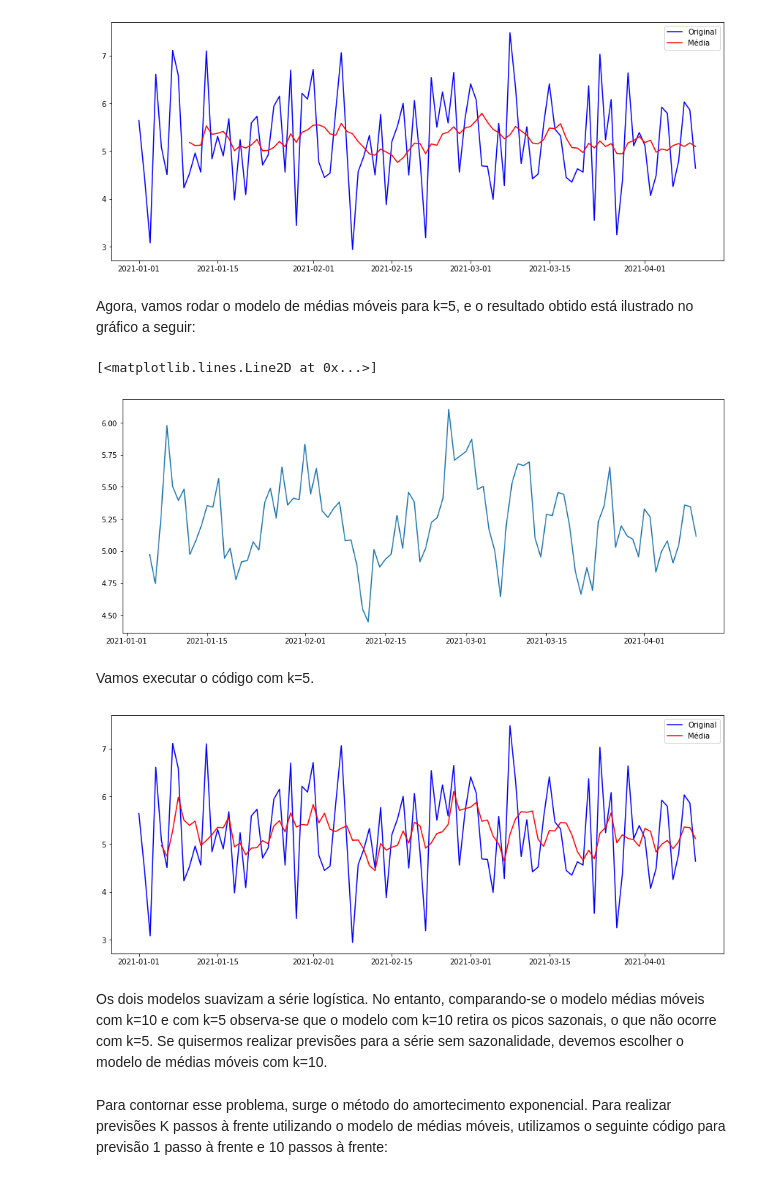
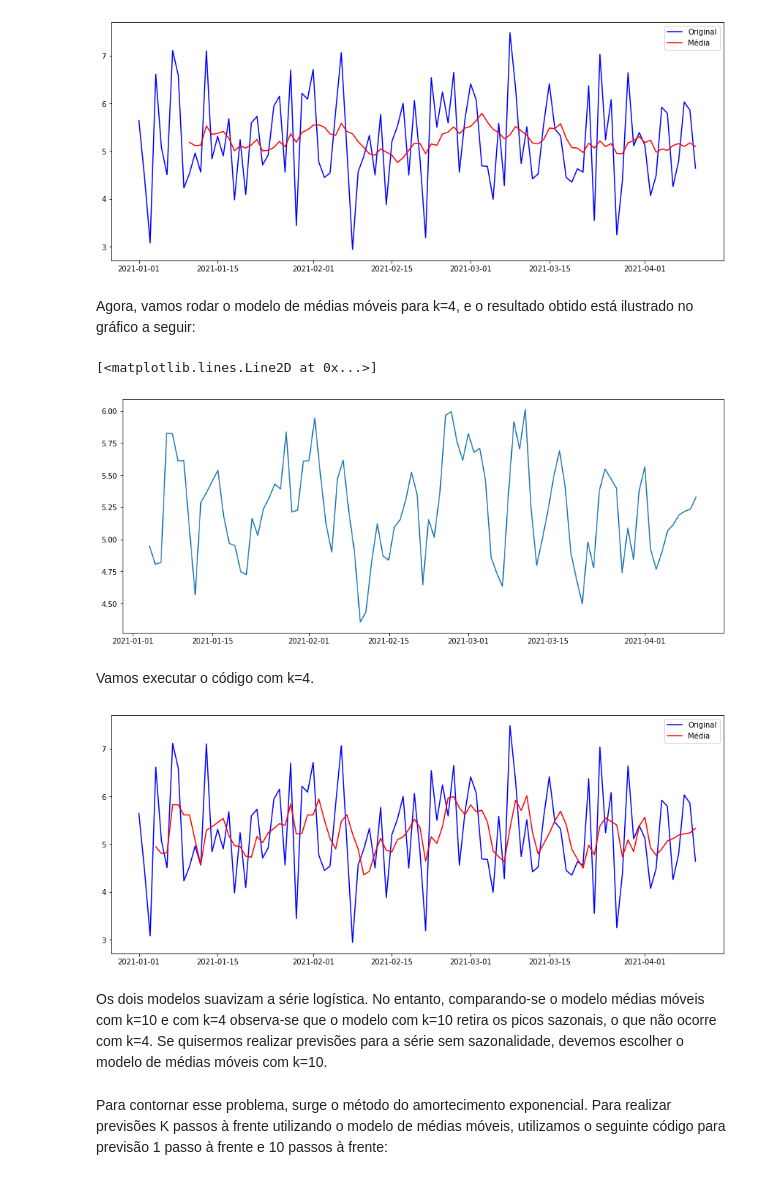
Before and after one commit to Leandro-Braga/Estudo_de_Caso, a Jupyter notebook: Atividade_Day_ARIMA_ordem_p_d_q.ipynb, the cells around one changed output. Saved outputs shown, nothing was run; the diff lists cells and outputs as text; code cells hidden in the pictures.

```diff
--- a/Atividade_Day_ARIMA_ordem_p_d_q.ipynb
+++ b/Atividade_Day_ARIMA_ordem_p_d_q.ipynb
@@ -114,27 +123,27 @@ plt.show()
 # %% [output]
 [figure]
 # %% [markdown]
-Agora, vamos rodar o modelo de médias móveis para k=5, e o resultado obtido está ilustrado no gráfico a seguir:
+Agora, vamos rodar o modelo de médias móveis para k=4, e o resultado obtido está ilustrado no gráfico a seguir:
 # %%
-# Modelo de Médias Móveis com k=5
-mm = pd.DataFrame.rolling(dados,window=5,center=False).mean()
+# Modelo de Médias Móveis com k=4
+mm = pd.DataFrame.rolling(dados,window=4,center=False).mean()
 plt.plot(mm)
 # %% [output]
 [<matplotlib.lines.Line2D at 0x...>]
-[figure, old version]
+[figure, new version]
 # %% [markdown]
-Vamos executar o código com k=5.
+Vamos executar o código com k=4.
 # %%
-# Modelo de Médias Móveis comparado a série com k=5
-mm = pd.DataFrame.rolling(dados,window=5,center=False).mean()
+# Modelo de Médias Móveis comparado a série com k=4
+mm = pd.DataFrame.rolling(dados,window=4,center=False).mean()
 orig = plt.plot(dados, color='blue',label='Original')
 mean = plt.plot(mm, color='red',label='Média')
 plt.legend(loc='best')
 plt.show()
 # %% [output]
-[figure, old version]
+[figure, new version]
 # %% [markdown]
-Os dois modelos suavizam a série logística. No entanto, comparando-se o modelo médias móveis com k=10 e com k=5 observa-se que o modelo com k=10 retira os picos sazonais, o que não ocorre com k=5. Se quisermos realizar previsões para a série sem sazonalidade, devemos escolher o modelo de médias móveis com k=10.
+Os dois modelos suavizam a série logística. No entanto, comparando-se o modelo médias móveis com k=10 e com k=4 observa-se que o modelo com k=10 retira os picos sazonais, o que não ocorre com k=4. Se quisermos realizar previsões para a série sem sazonalidade, devemos escolher o modelo de médias móveis com k=10.
 # %% [markdown]
 Para contornar esse problema, surge o método do amortecimento exponencial. Para realizar previsões K passos à frente utilizando o modelo de médias móveis, utilizamos o seguinte código para previsão 1 passo à frente e 10 passos à frente:
 # %%
```
Also changed, not shown: parts of 22 cells of this notebook.
